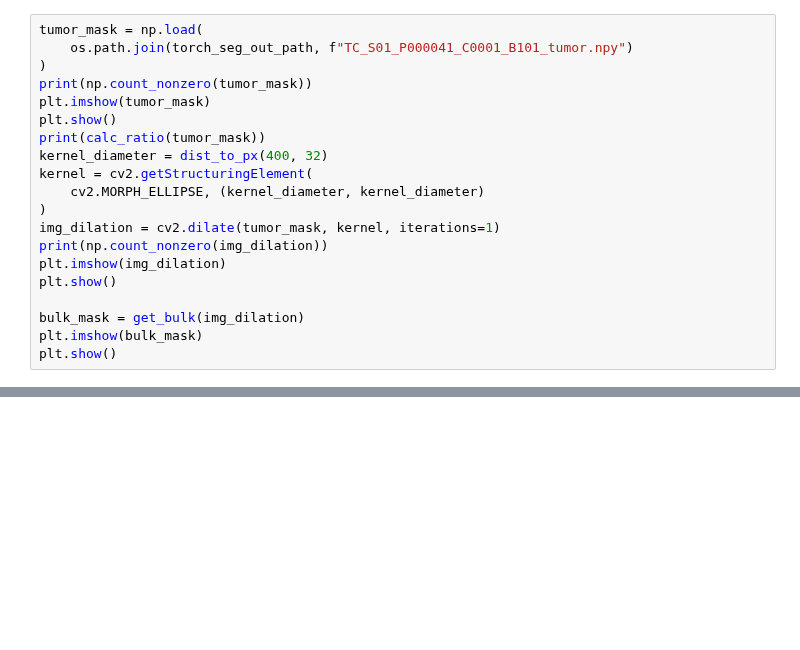
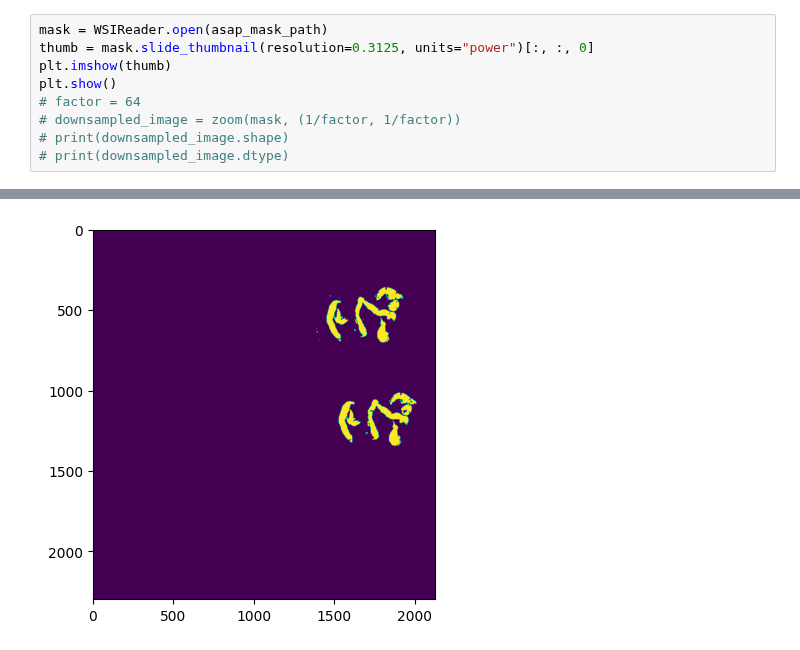
Before and after one commit to Jiaqi-Lv/TIAger-Torch, a Jupyter notebook: test.ipynb, the cells around one changed output, grey strips where cells are left out. Saved outputs shown, nothing was run; the diff lists cells and outputs as text; blank space fills up the shorter version.

```diff
--- a/test.ipynb
+++ b/test.ipynb
@@ -267,20 +39,10 @@ print(total)
-# %%
-tumor_mask = np.load(
-    os.path.join(torch_seg_out_path, f"TC_S01_P000041_C0001_B101_tumor.npy")
-)
-print(np.count_nonzero(tumor_mask))
-plt.imshow(tumor_mask)
-plt.show()
-print(calc_ratio(tumor_mask))
-kernel_diameter = dist_to_px(400, 32)
-kernel = cv2.getStructuringElement(
-    cv2.MORPH_ELLIPSE, (kernel_diameter, kernel_diameter)
-)
-img_dilation = cv2.dilate(tumor_mask, kernel, iterations=1)
-print(np.count_nonzero(img_dilation))
-plt.imshow(img_dilation)
-plt.show()
-
-bulk_mask = get_bulk(img_dilation)
-plt.imshow(bulk_mask)
-plt.show()
+# %%
+mask = WSIReader.open(asap_mask_path)
+thumb = mask.slide_thumbnail(resolution=0.3125, units="power")[:, :, 0]
+plt.imshow(thumb)
+plt.show()
+# factor = 64
+# downsampled_image = zoom(mask, (1/factor, 1/factor))
+# print(downsampled_image.shape)
+# print(downsampled_image.dtype)
+# %% [output]
@@ -286,0 +51 @@ plt.show()
+[figure, added]
```
Also changed, not shown: parts of 7 cells of this notebook, 6 other files.
